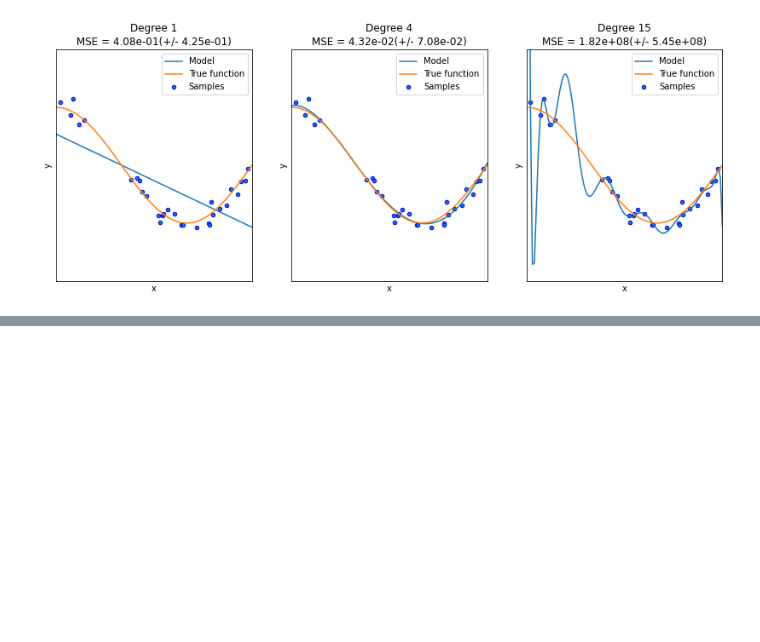
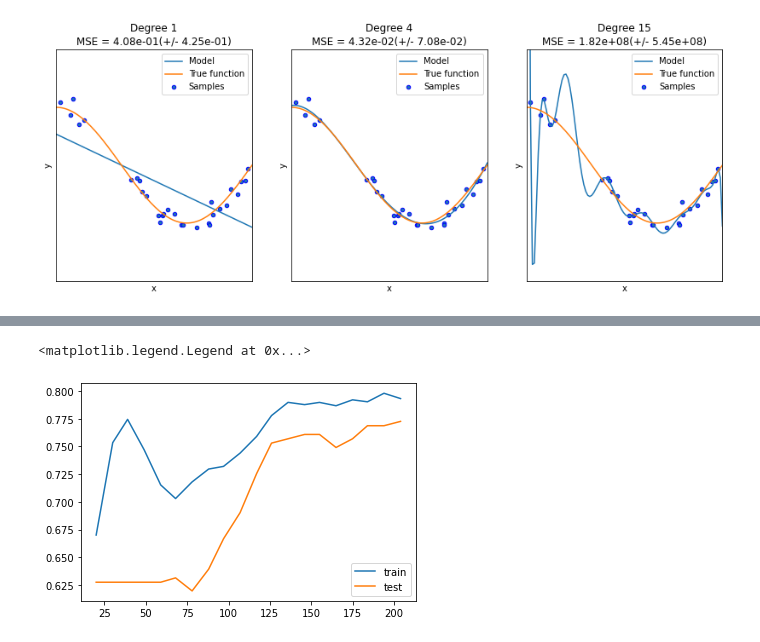
Before and after one commit to xiaoxl/ml22, a Jupyter notebook: _build/jupyter_execute/Chapter5/regularization.ipynb, the cells around one changed output, grey strips where cells are left out. Drawn from its saved outputs; the diff is of its cells as text; code cells hidden in the pictures; blank space fills up the shorter version.

```diff
--- a/_build/jupyter_execute/Chapter5/regularization.ipynb
+++ b/_build/jupyter_execute/Chapter5/regularization.ipynb
@@ -81,0 +164,18 @@ from sklearn.model_selection import learning_curve
+# %%
+
+clf = LogisticRegression(max_iter=1000, C=0.1)
+steps = [('scalar', MinMaxScaler()),
+         ('log', clf)]
+pipe = Pipeline(steps=steps)
+from sklearn.model_selection import learning_curve
+import numpy as np
+train_sizes, train_scores, test_scores = learning_curve(pipe, X_train, y_train,
+                                                        train_sizes=np.linspace(0.1, 1, 20))
+
+import matplotlib.pyplot as plt
+plt.plot(train_sizes, train_scores.mean(axis=1), label='train')
+plt.plot(train_sizes, test_scores.mean(axis=1), label='test')
+plt.legend()
+# %% [output]
+<matplotlib.legend.Legend at 0x...>
+[figure, added]
```
Also changed, not shown: parts of 8 cells of this notebook, 48 other files.
